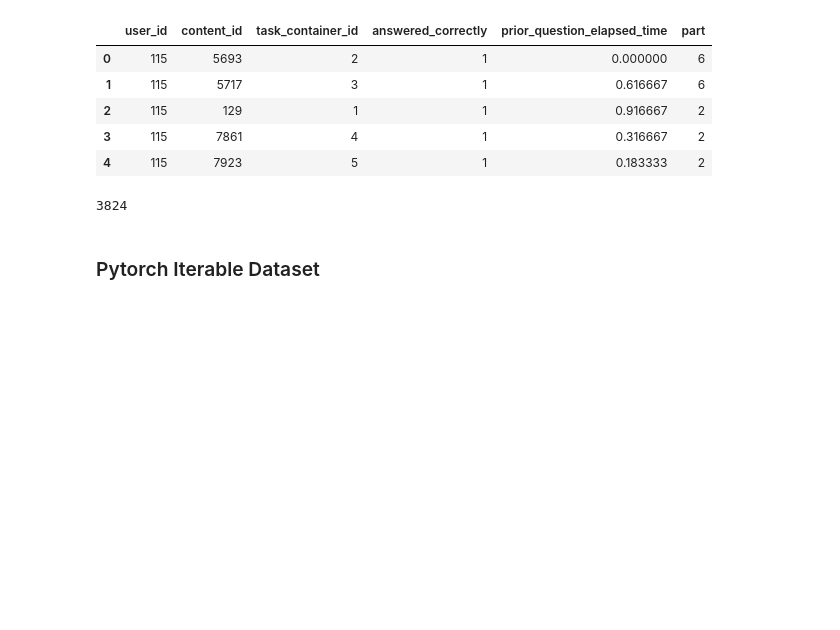
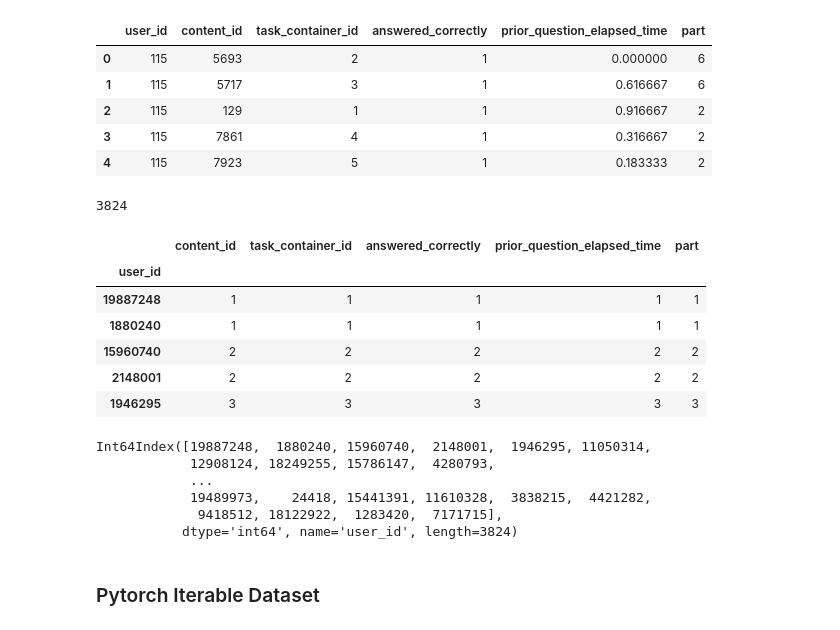
Before and after one commit to nisarahamedk/kaggle-riid, a Jupyter notebook: notebooks/riid-pytorch-transformers-seq2seq-classifier.ipynb, the cells around one changed output. Cells and saved outputs as stored; diff of their text form; code cells hidden in the pictures; blank space fills up the shorter version.

```diff
--- a/notebooks/riid-pytorch-transformers-seq2seq-classifier.ipynb
+++ b/notebooks/riid-pytorch-transformers-seq2seq-classifier.ipynb
@@ -141,5 +140,27 @@ len(user_groups)
 # %% [output]
 3824
+# %%
+# sort based on the # of interactions for a user
+sorted_user_groups = user_groups.count().sort_values("content_id")
+sorted_user_groups.head()
+# %% [output]
+|  | content_id | task_container_id | answered_correctly | prior_question_elapsed_time | part |
+| user_id |  |  |  |  |  |
+| 19887248 | 1 | 1 | 1 | 1 | 1 |
+| 1880240 | 1 | 1 | 1 | 1 | 1 |
+| 15960740 | 2 | 2 | 2 | 2 | 2 |
+| 2148001 | 2 | 2 | 2 | 2 | 2 |
+| 1946295 | 3 | 3 | 3 | 3 | 3 |
+# %%
+sorted_uids = sorted_user_groups.index
+sorted_uids
+# %% [output]
+Int64Index([19887248,  1880240, 15960740,  2148001,  1946295, 11050314,
+            12908124, 18249255, 15786147,  4280793,
+            ...
+            19489973,    24418, 15441391, 11610328,  3838215,  4421282,
+             9418512, 18122922,  1283420,  7171715],
+           dtype='int64', name='user_id', length=3824)
 # %% [markdown]
 ### Pytorch Iterable Dataset
 # %%
```
Also changed, not shown: parts of 51 cells of this notebook.
